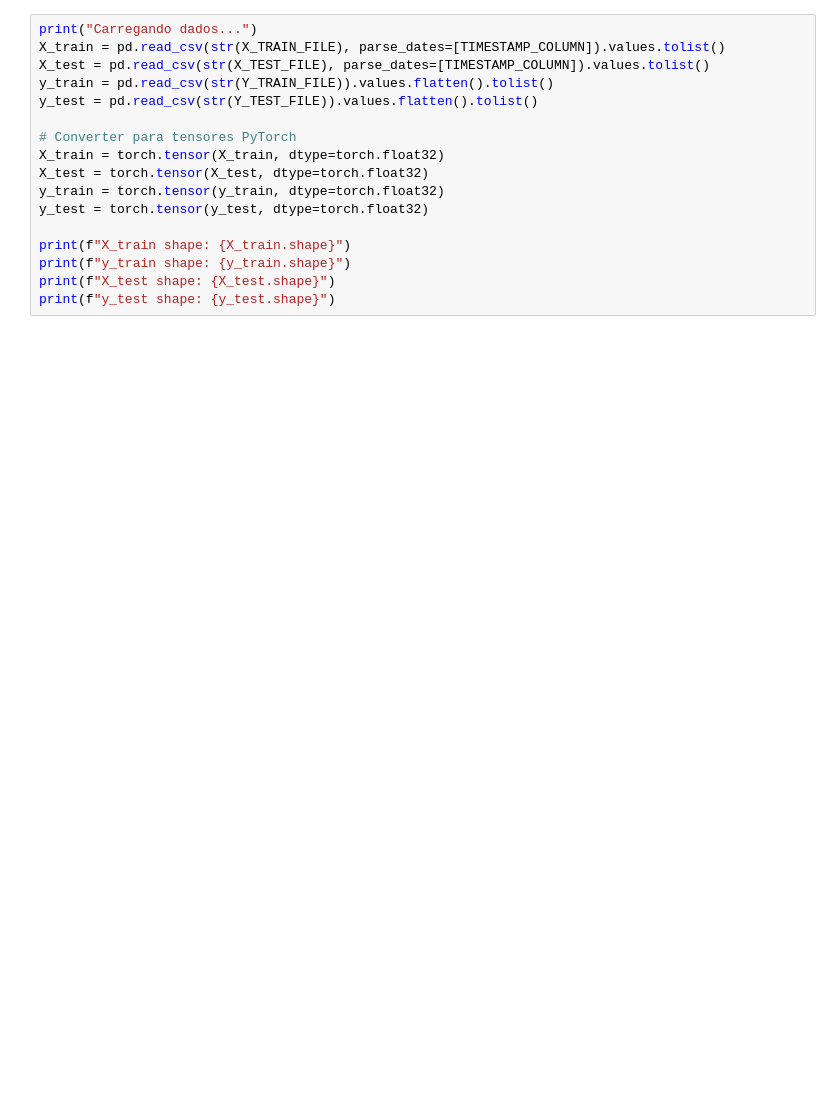
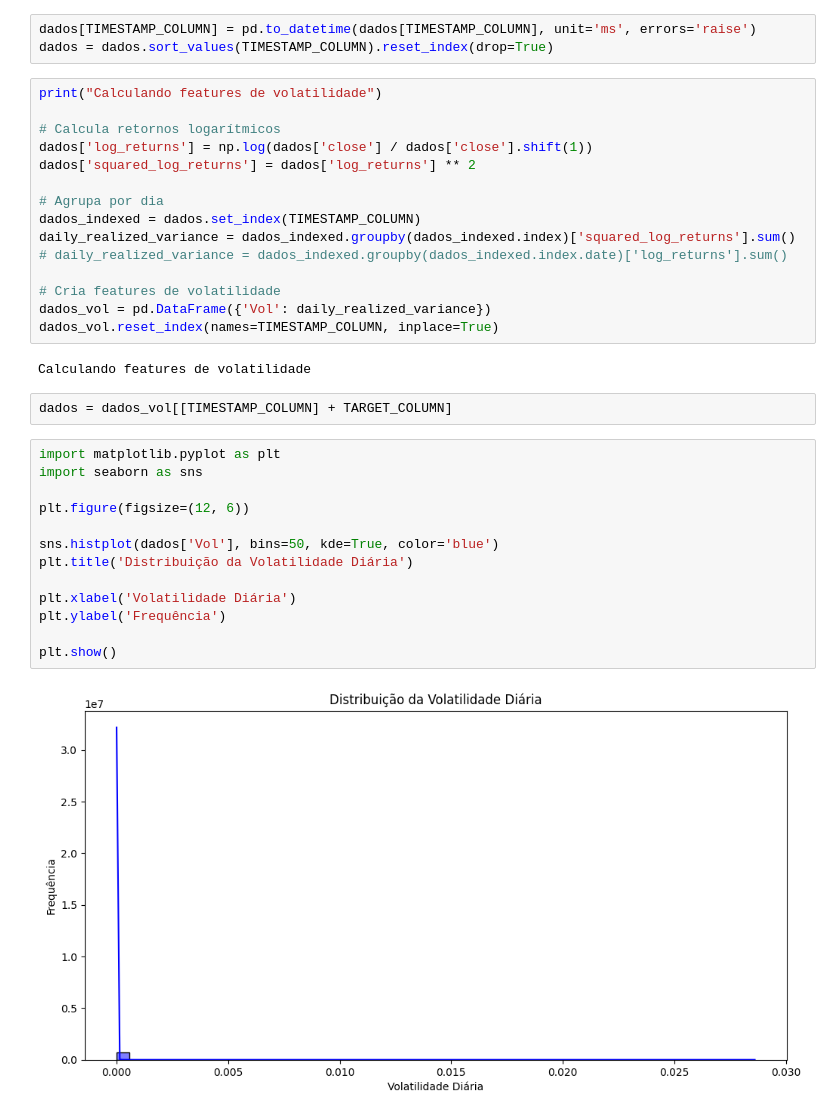
Before and after one commit to Pennini/iniciacao-cientifica, a Jupyter notebook: notebooks/2. Modelo PatchTST.ipynb, the cells around one changed output. Cells and saved outputs as stored; diff of their text form; blank space fills up the shorter version.

```diff
--- a/notebooks/2. Modelo PatchTST.ipynb
+++ b/notebooks/2. Modelo PatchTST.ipynb
@@ -48,17 +47,37 @@ LEARNING_RATE = 1e-3
-# %%
-print("Carregando dados...")
-X_train = pd.read_csv(str(X_TRAIN_FILE), parse_dates=[TIMESTAMP_COLUMN]).values.tolist()
-X_test = pd.read_csv(str(X_TEST_FILE), parse_dates=[TIMESTAMP_COLUMN]).values.tolist()
-y_train = pd.read_csv(str(Y_TRAIN_FILE)).values.flatten().tolist()
-y_test = pd.read_csv(str(Y_TEST_FILE)).values.flatten().tolist()
-
-# Converter para tensores PyTorch
-X_train = torch.tensor(X_train, dtype=torch.float32)
-X_test = torch.tensor(X_test, dtype=torch.float32)
-y_train = torch.tensor(y_train, dtype=torch.float32)
-y_test = torch.tensor(y_test, dtype=torch.float32)
-
-print(f"X_train shape: {X_train.shape}")
-print(f"y_train shape: {y_train.shape}")
-print(f"X_test shape: {X_test.shape}")
-print(f"y_test shape: {y_test.shape}")
+# %%
+dados[TIMESTAMP_COLUMN] = pd.to_datetime(dados[TIMESTAMP_COLUMN], unit='ms', errors='raise')
+dados = dados.sort_values(TIMESTAMP_COLUMN).reset_index(drop=True)
+# %%
+print("Calculando features de volatilidade")
+
+# Calcula retornos logarítmicos
+dados['log_returns'] = np.log(dados['close'] / dados['close'].shift(1))
+dados['squared_log_returns'] = dados['log_returns'] ** 2
+
+# Agrupa por dia
+dados_indexed = dados.set_index(TIMESTAMP_COLUMN)
+daily_realized_variance = dados_indexed.groupby(dados_indexed.index)['squared_log_returns'].sum()
+# daily_realized_variance = dados_indexed.groupby(dados_indexed.index.date)['log_returns'].sum()
+
+# Cria features de volatilidade
+dados_vol = pd.DataFrame({'Vol': daily_realized_variance})
+dados_vol.reset_index(names=TIMESTAMP_COLUMN, inplace=True)
+# %% [output]
+Calculando features de volatilidade
+# %%
+dados = dados_vol[[TIMESTAMP_COLUMN] + TARGET_COLUMN]
+# %%
+import matplotlib.pyplot as plt
+import seaborn as sns
+
+plt.figure(figsize=(12, 6))
+
+sns.histplot(dados['Vol'], bins=50, kde=True, color='blue')
+plt.title('Distribuição da Volatilidade Diária')
+
+plt.xlabel('Volatilidade Diária')
+plt.ylabel('Frequência')
+
+plt.show()
+# %% [output]
+[figure, added]
```
Also changed, not shown: parts of 20 cells of this notebook, 13 other files.
